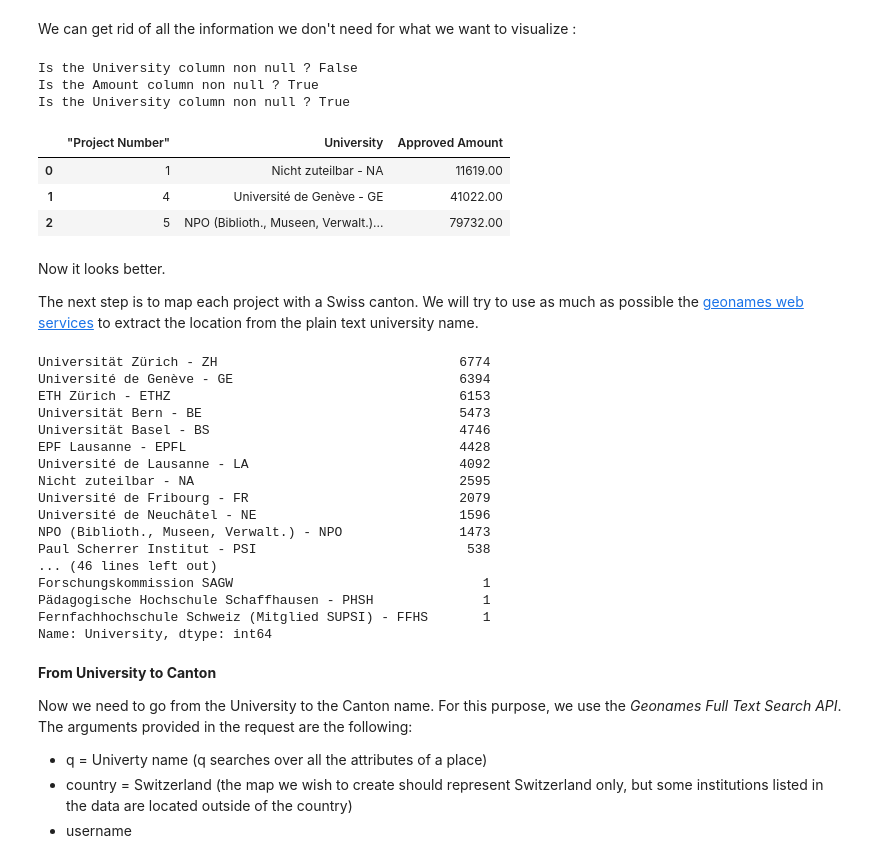
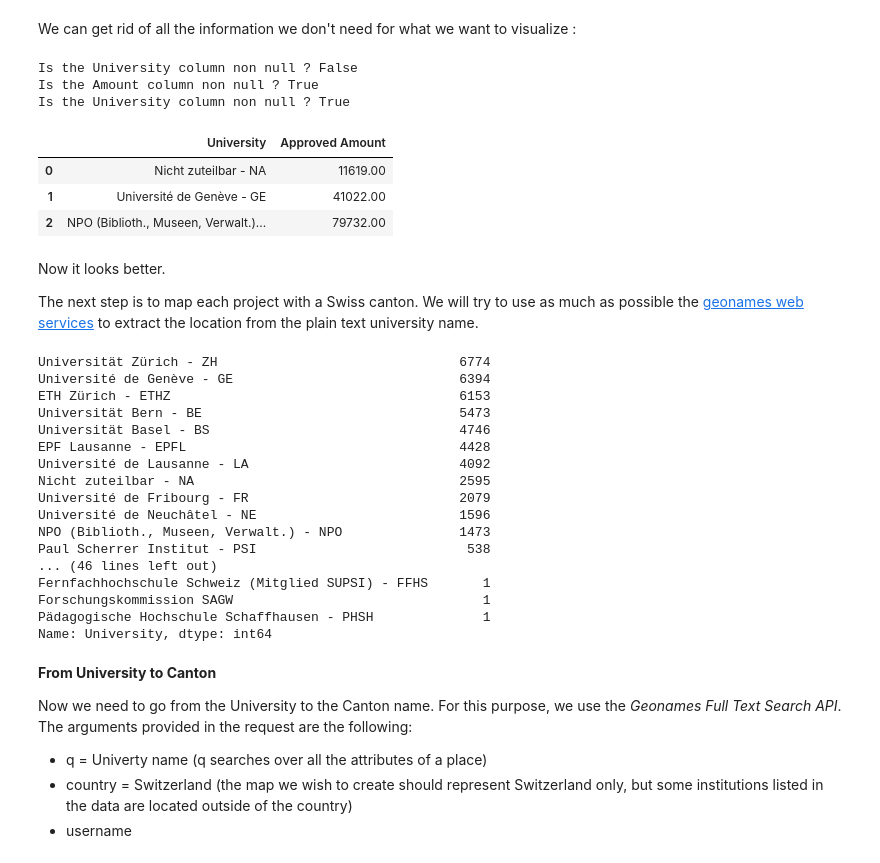
Before and after one commit to loistal/ADA_lab1, a Jupyter notebook: 03 - Interactive Viz/Grant Money Viz.ipynb, the cells around one changed output. Drawn from its saved outputs; the diff is of its cells as text; code cells hidden in the pictures.

Commit message:
amount by canton and refactoring

```diff
--- a/03 - Interactive Viz/Grant Money Viz.ipynb
+++ b/03 - Interactive Viz/Grant Money Viz.ipynb
@@ -32,28 +32,25 @@ projects.head(3)
 We can get rid of all the information we don't need for what we want to visualize :
 # %%
 # Drop the columns we don't need
-projects = projects.drop(['Project Title', 'Project Title English', 'Responsible Applicant',
-                         'Funding Instrument', 'Funding Instrument Hierarchy', 'Institution',
-                         'Discipline Number', 'Discipline Name', 'Discipline Name Hierarchy',
-                         'Start Date', 'End Date', 'Keywords'], axis=1)
+projects = projects[['University','Approved Amount']]
 
 # Is the university always non null, what about the amount ?
 print('Is the University column non null ?', projects['University'].notnull().all())
 print('Is the Amount column non null ?', projects['Approved Amount'].notnull().all())
 
 # The amount is never null, so we drop the rows with a null University
 projects = projects[projects['University'].notnull()]
 print('Is the University column non null ?', projects['University'].notnull().all())
 
 projects.head(3)
 # %% [output]
 Is the University column non null ? False
 Is the Amount column non null ? True
 Is the University column non null ? True
-|  | ﻿"Project Number" | University | Approved Amount |
-| 0 | 1 | Nicht zuteilbar - NA | 11619.00 |
-| 1 | 4 | Université de Genève - GE | 41022.00 |
-| 2 | 5 | NPO (Biblioth., Museen, Verwalt.)... | 79732.00 |
+|  | University | Approved Amount |
+| 0 | Nicht zuteilbar - NA | 11619.00 |
+| 1 | Université de Genève - GE | 41022.00 |
+| 2 | NPO (Biblioth., Museen, Verwalt.)... | 79732.00 |
 # %% [markdown]
 Now it looks better.
 
@@ -75,9 +72,9 @@ Université de Neuchâtel - NE                          1596
 NPO (Biblioth., Museen, Verwalt.) - NPO               1473
 Paul Scherrer Institut - PSI                           538
 ... (46 lines left out)
+Fernfachhochschule Schweiz (Mitglied SUPSI) - FFHS       1
 Forschungskommission SAGW                                1
 Pädagogische Hochschule Schaffhausen - PHSH              1
-Fernfachhochschule Schweiz (Mitglied SUPSI) - FFHS       1
 Name: University, dtype: int64
 # %% [markdown]
 <b> From University to Canton </b>
```
Also changed, not shown: parts of 12 cells of this notebook.
